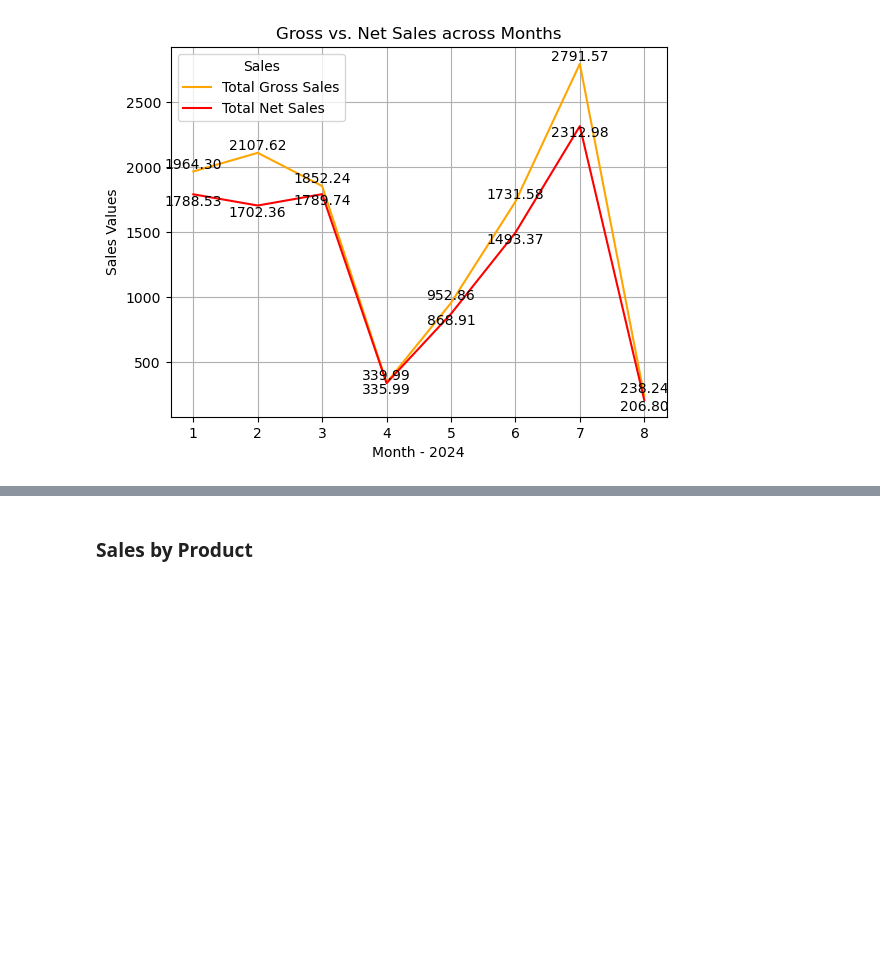
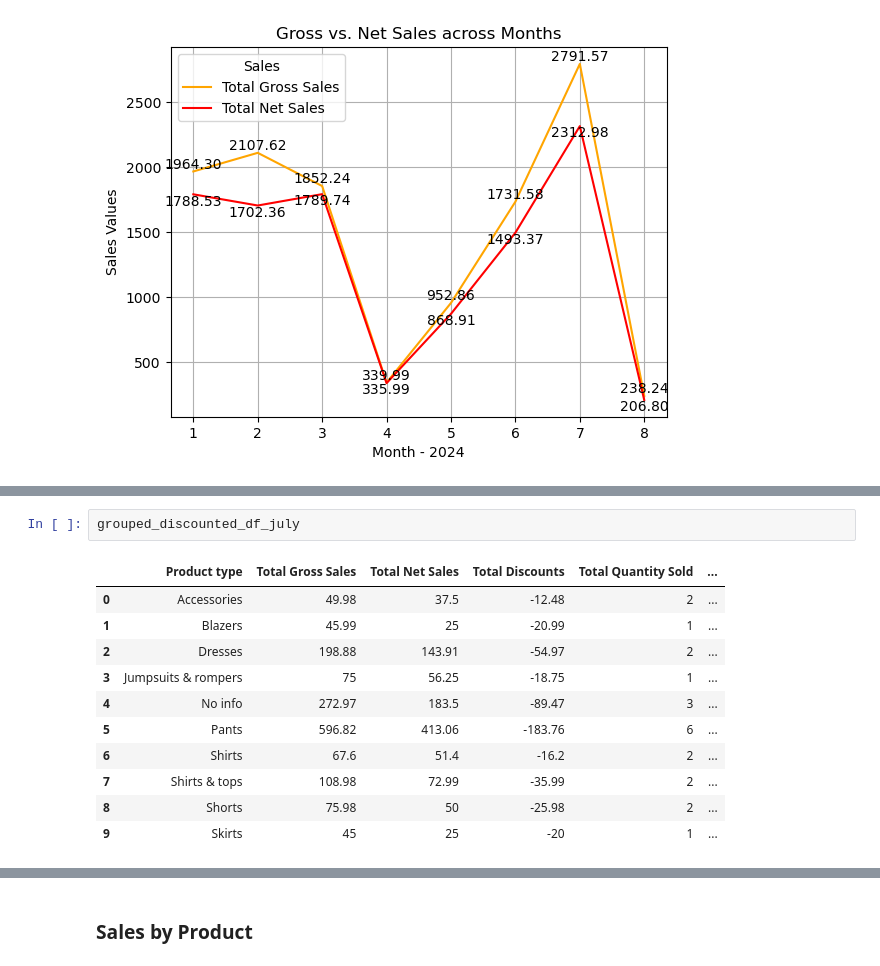
Before and after one commit to ezishr/NEO_InspiredFashion, a Jupyter notebook: orders analysis.ipynb, the cells around one changed output, grey strips where cells are left out. Cells and saved outputs as stored; diff of their text form; blank space fills up the shorter version.

```diff
--- a/orders analysis.ipynb
+++ b/orders analysis.ipynb
@@ -70,0 +172,14 @@ plt.savefig("gross_net_sales.png")
+# %%
+grouped_discounted_df_july
+# %% [output]
+|  | Product type | Total Gross Sales | Total Net Sales | Total Discounts | Total Quantity Sold | ... |
+| 0 | Accessories | 49.98 | 37.5 | -12.48 | 2 | ... |
+| 1 | Blazers | 45.99 | 25 | -20.99 | 1 | ... |
+| 2 | Dresses | 198.88 | 143.91 | -54.97 | 2 | ... |
+| 3 | Jumpsuits & rompers | 75 | 56.25 | -18.75 | 1 | ... |
+| 4 | No info | 272.97 | 183.5 | -89.47 | 3 | ... |
+| 5 | Pants | 596.82 | 413.06 | -183.76 | 6 | ... |
+| 6 | Shirts | 67.6 | 51.4 | -16.2 | 2 | ... |
+| 7 | Shirts & tops | 108.98 | 72.99 | -35.99 | 2 | ... |
+| 8 | Shorts | 75.98 | 50 | -25.98 | 2 | ... |
+| 9 | Skirts | 45 | 25 | -20 | 1 | ... |
```
Also changed, not shown: parts of 14 cells of this notebook, 4 other files.
